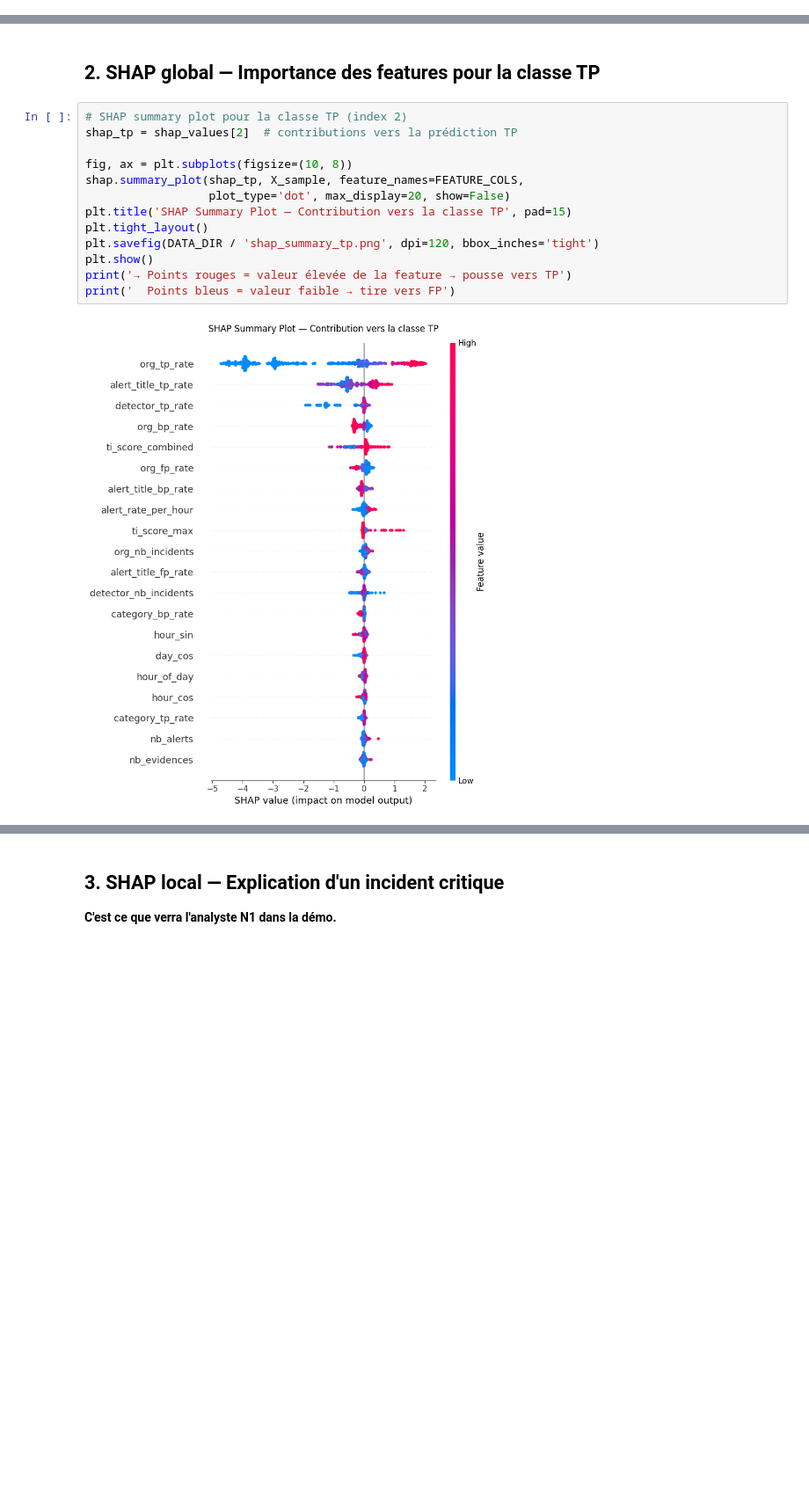
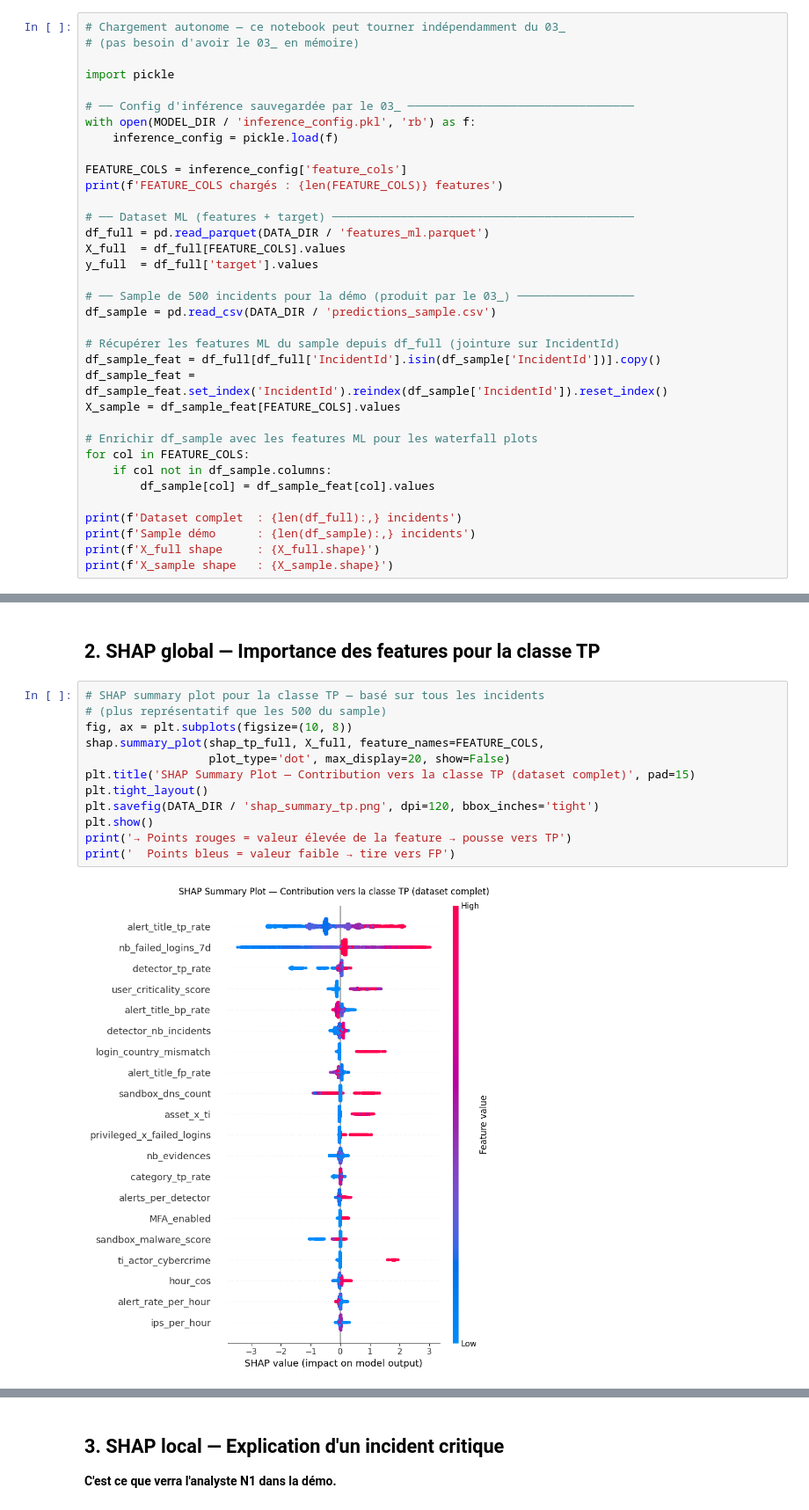
Before and after one commit to salma-1212/poc-soc-triage, a Jupyter notebook: 04_xai.ipynb, the cells around one changed output, grey strips where cells are left out. Shown at 88% size. Saved outputs shown, nothing was run; the diff lists cells and outputs as text; blank space fills up the shorter version.

```diff
--- a/04_xai.ipynb
+++ b/04_xai.ipynb
@@ -53,0 +31,35 @@ Features : 55
+# %%
+# Chargement autonome — ce notebook peut tourner indépendamment du 03_
+# (pas besoin d'avoir le 03_ en mémoire)
+
+import pickle
+
+# ── Config d'inférence sauvegardée par le 03_ ─────────────────────────────────
+with open(MODEL_DIR / 'inference_config.pkl', 'rb') as f:
+    inference_config = pickle.load(f)
+
+FEATURE_COLS = inference_config['feature_cols']
+print(f'FEATURE_COLS chargés : {len(FEATURE_COLS)} features')
+
+# ── Dataset ML (features + target) ────────────────────────────────────────────
+df_full = pd.read_parquet(DATA_DIR / 'features_ml.parquet')
+X_full  = df_full[FEATURE_COLS].values
+y_full  = df_full['target'].values
+
+# ── Sample de 500 incidents pour la démo (produit par le 03_) ─────────────────
+df_sample = pd.read_csv(DATA_DIR / 'predictions_sample.csv')
+
+# Récupérer les features ML du sample depuis df_full (jointure sur IncidentId)
+df_sample_feat = df_full[df_full['IncidentId'].isin(df_sample['IncidentId'])].copy()
+df_sample_feat = df_sample_feat.set_index('IncidentId').reindex(df_sample['IncidentId']).reset_index()
+X_sample = df_sample_feat[FEATURE_COLS].values
+
+# Enrichir df_sample avec les features ML pour les waterfall plots
+for col in FEATURE_COLS:
+    if col not in df_sample.columns:
+        df_sample[col] = df_sample_feat[col].values
+
+print(f'Dataset complet  : {len(df_full):,} incidents')
+print(f'Sample démo      : {len(df_sample):,} incidents')
+print(f'X_full shape     : {X_full.shape}')
+print(f'X_sample shape   : {X_sample.shape}')
@@ -99,20 +159,19 @@ shap_tp shape : (500, 55)  (attendu : (500, 55))
 # %% [markdown]
 ## 2. SHAP global — Importance des features pour la classe TP
 # %%
-# SHAP summary plot pour la classe TP (index 2)
-shap_tp = shap_values[2]  # contributions vers la prédiction TP
-
+# SHAP summary plot pour la classe TP — basé sur tous les incidents
+# (plus représentatif que les 500 du sample)
 fig, ax = plt.subplots(figsize=(10, 8))
-shap.summary_plot(shap_tp, X_sample, feature_names=FEATURE_COLS,
+shap.summary_plot(shap_tp_full, X_full, feature_names=FEATURE_COLS,
                   plot_type='dot', max_display=20, show=False)
-plt.title('SHAP Summary Plot — Contribution vers la classe TP', pad=15)
+plt.title('SHAP Summary Plot — Contribution vers la classe TP (dataset complet)', pad=15)
 plt.tight_layout()
 plt.savefig(DATA_DIR / 'shap_summary_tp.png', dpi=120, bbox_inches='tight')
 plt.show()
 print('→ Points rouges = valeur élevée de la feature → pousse vers TP')
 print('  Points bleus = valeur faible → tire vers FP')
 # %% [output]
-[figure, old version]
+[figure, new version]
 → Points rouges = valeur élevée de la feature → pousse vers TP
   Points bleus = valeur faible → tire vers FP
 # %%
```
Also changed, not shown: parts of 19 cells of this notebook, 31 other files.
